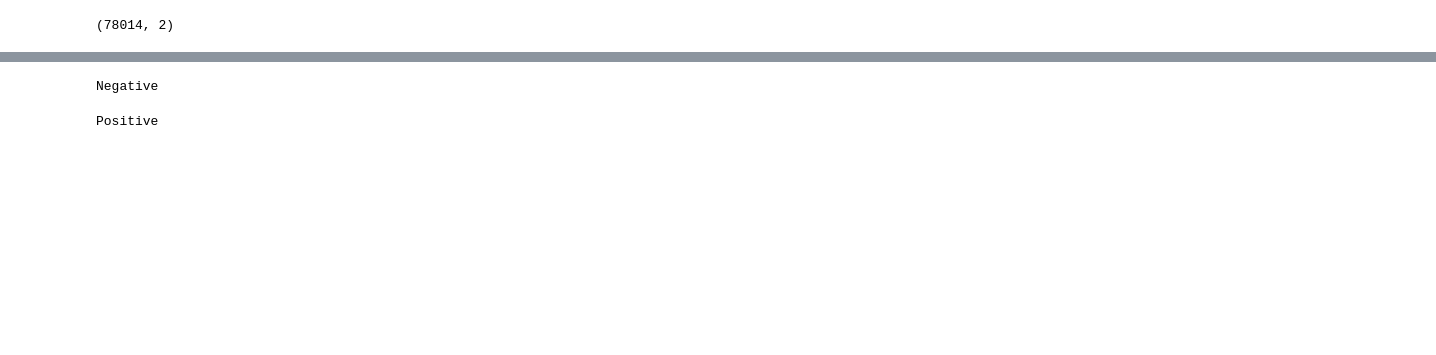
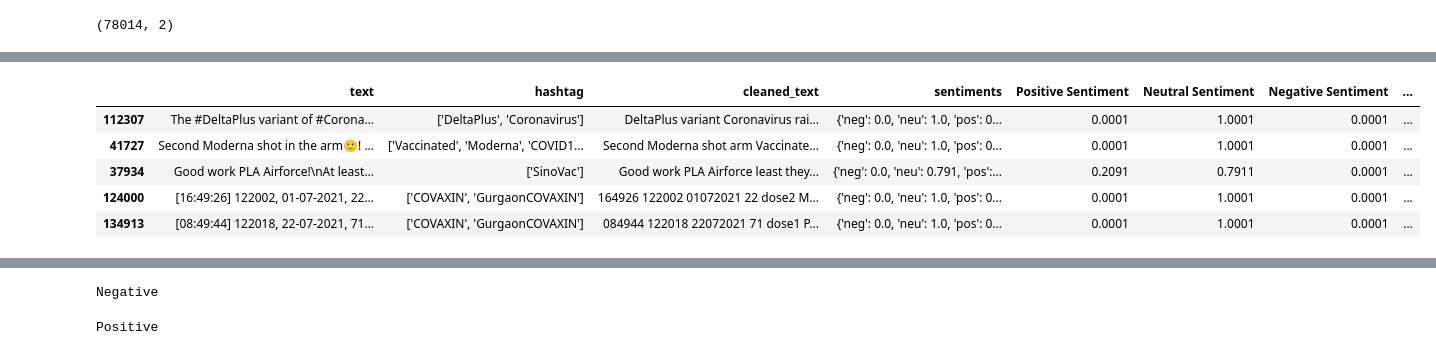
Before and after one commit to Jyts2094/Final-Project, a Jupyter notebook: Final_Project.ipynb, the cells around one changed output, grey strips where cells are left out. Cells and saved outputs as stored; diff of their text form; code cells hidden in the pictures; blank space fills up the shorter version.

```diff
--- a/Final_Project.ipynb
+++ b/Final_Project.ipynb
@@ -510,0 +62,17 @@ def predict_sentiment_dt(text):
+# %%
+
+from nltk.corpus import stopwords
+from nltk.tokenize import word_tokenize
+import string
+import nltk
+import re
+nltk.download('stopwords')
+nltk.download('punkt')
+
+def exclude_emoji(string):
+    emj_regex = re.compile("["
+                               u"\U0001F600-\U0001F64F"  # emoticons
+                               u"\U0001F300-\U0001F5FF"  # symbols & pictographs
+                               u"\U0001F680-\U0001F6FF"  # transport & map symbols
+                               "]+", flags=re.UNICODE)
+    return emj_regex.sub(r'', string)
@@ -510,0 +120,31 @@ def predict_sentiment_dt(text):
+# %%
+# Sentiment analysis
+
+nltk.download('vader_lexicon')
+from nltk.sentiment.vader import SentimentIntensityAnalyzer as SIA
+# Initialize the VADER sentiment analyzer
+sentiment_analyzer = SIA()
+
+# Apply sentiment analysis to the 'cleaned_text' column
+# The lambda function processes each text entry by:
+# 1. Converting text to lowercase
+# 2. Removing non-word characters
+# 3. Calculating sentiment scores using VADER
+extracted_texts['sentiments'] = extracted_texts['cleaned_text'].apply(lambda x: sentiment_analyzer.polarity_scores(' '.join(re.findall(r'\w+', str(x).lower()))))
+
+# Extract the +ve sentiment score and avoid zeroes by adding a small value
+extracted_texts['Positive Sentiment'] = extracted_texts['sentiments'].apply(lambda x: x['pos'] + 1 * (10**-4))
+
+# Extract the neutral sentiment score and avoid zeroes by adding a small value
+extracted_texts['Neutral Sentiment'] = extracted_texts['sentiments'].apply(lambda x: x['neu'] + 1 * (10**-4))
+
+# Extract the -ve sentiment score and add  avoid zeroes by adding a small value
+extracted_texts['Negative Sentiment'] = extracted_texts['sentiments'].apply(lambda x: x['neg'] + 1 * (10**-4))
+
+# Combine the sentiment scores into a single sentiment value
+# sentiment score = +ve sentiment - -ve sentiment
+extracted_texts['Sentiment Score'] = extracted_texts.apply(lambda row: row['Positive Sentiment'] - row['Negative Sentiment'], axis=1)
+
+# Display the top records resulting data
+extracted_texts.head()
+# %% [output]
@@ -510,0 +152,6 @@ def predict_sentiment_dt(text):
+|  | text | hashtag | cleaned_text | sentiments | Positive Sentiment | Neutral Sentiment | Negative Sentiment | ... |
+| 112307 | The #DeltaPlus variant of #Corona... | ['DeltaPlus', 'Coronavirus'] | DeltaPlus variant Coronavirus rai... | {'neg': 0.0, 'neu': 1.0, 'pos': 0... | 0.0001 | 1.0001 | 0.0001 | ... |
+| 41727 | Second Moderna shot in the arm🙂! ... | ['Vaccinated', 'Moderna', 'COVID1... | Second Moderna shot arm Vaccinate... | {'neg': 0.0, 'neu': 1.0, 'pos': 0... | 0.0001 | 1.0001 | 0.0001 | ... |
+| 37934 | Good work PLA Airforce!\nAt least... | ['SinoVac'] | Good work PLA Airforce least they... | {'neg': 0.0, 'neu': 0.791, 'pos':... | 0.2091 | 0.7911 | 0.0001 | ... |
+| 124000 | [16:49:26] 122002, 01-07-2021, 22... | ['COVAXIN', 'GurgaonCOVAXIN'] | 164926 122002 01072021 22 dose2 M... | {'neg': 0.0, 'neu': 1.0, 'pos': 0... | 0.0001 | 1.0001 | 0.0001 | ... |
+| 134913 | [08:49:44] 122018, 22-07-2021, 71... | ['COVAXIN', 'GurgaonCOVAXIN'] | 084944 122018 22072021 71 dose1 P... | {'neg': 0.0, 'neu': 1.0, 'pos': 0... | 0.0001 | 1.0001 | 0.0001 | ... |
```
Also changed, not shown: parts of 45 cells of this notebook.
